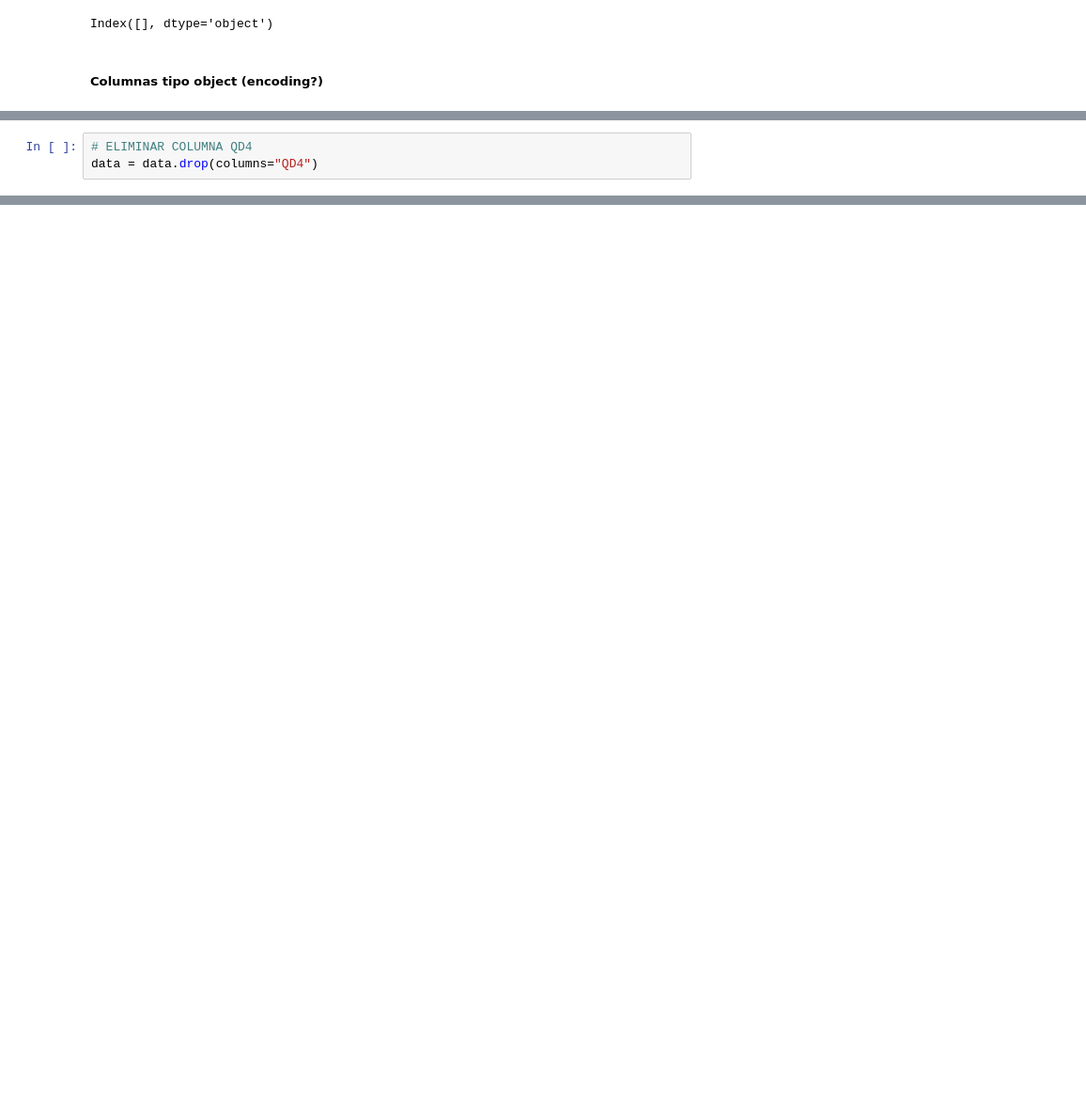
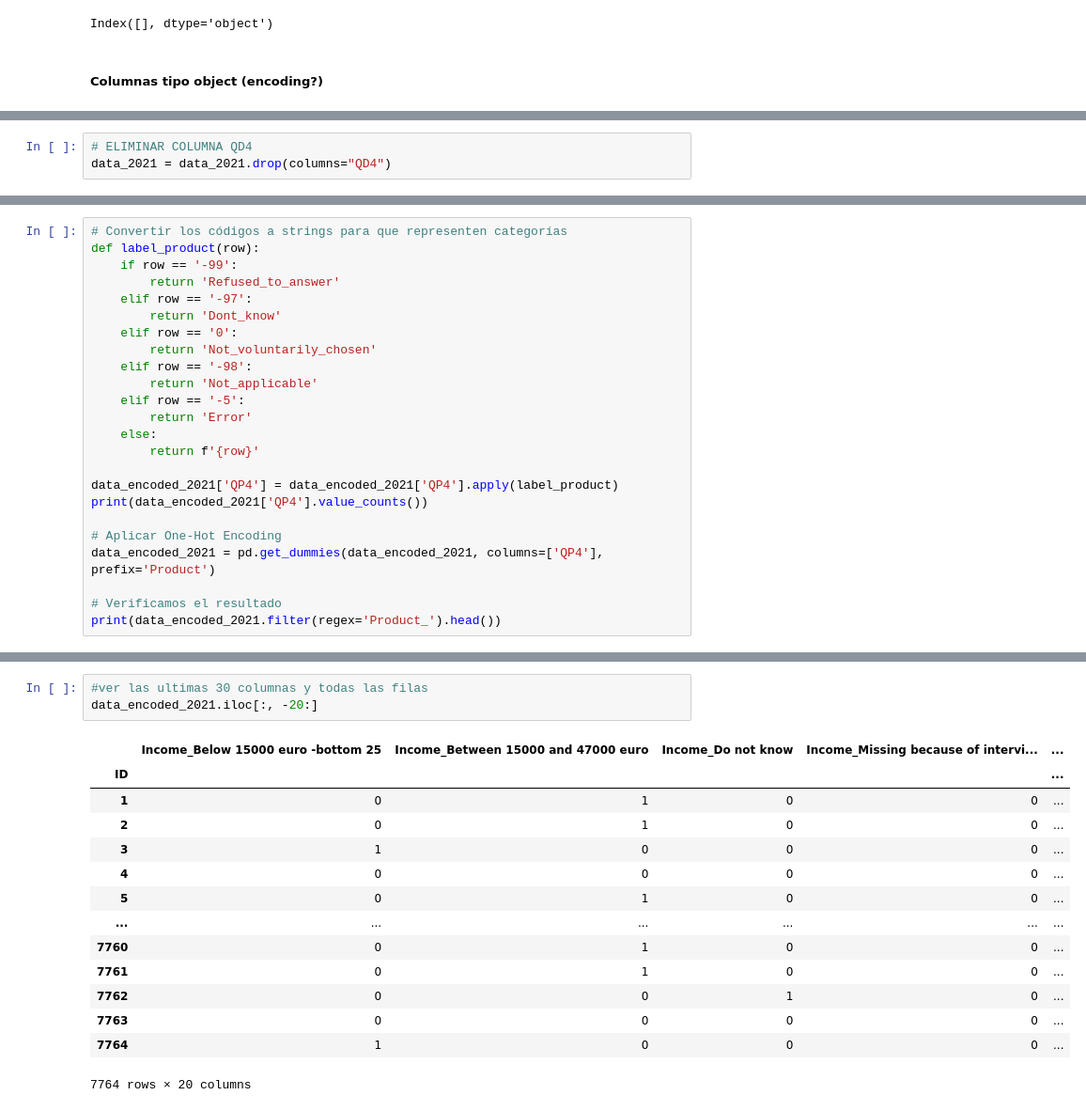
Before and after one commit to blackalle/TFM, a Jupyter notebook: tfm.ipynb, the cells around one changed output, grey strips where cells are left out. Shown: that part at 94% size. Drawn from its saved outputs; the diff is of its cells as text; blank space fills up the shorter version.

```diff
--- a/tfm.ipynb
+++ b/tfm.ipynb
@@ -203,5 +216,5 @@ Spanish    7764
 Name: count, dtype: int64
 # %%
 # ELIMINAR COLUMNA QD4
-data = data.drop(columns="QD4")
+data_2021 = data_2021.drop(columns="QD4")
 # %%
@@ -218,0 +301,24 @@ Name: count, dtype: int64
+# %%
+# Convertir los códigos a strings para que representen categorías
+def label_product(row):
+    if row == '-99':
+        return 'Refused_to_answer'
+    elif row == '-97':
+        return 'Dont_know'
+    elif row == '0':
+        return 'Not_voluntarily_chosen'
+    elif row == '-98':
+        return 'Not_applicable'
+    elif row == '-5':
+        return 'Error'
+    else:
+        return f'{row}'
+
+data_encoded_2021['QP4'] = data_encoded_2021['QP4'].apply(label_product)
+print(data_encoded_2021['QP4'].value_counts())
+
+# Aplicar One-Hot Encoding
+data_encoded_2021 = pd.get_dummies(data_encoded_2021, columns=['QP4'], prefix='Product')
+
+# Verificamos el resultado
+print(data_encoded_2021.filter(regex='Product_').head())
@@ -218,0 +371,18 @@ Name: count, dtype: int64
+# %%
+#ver las ultimas 30 columnas y todas las filas
+data_encoded_2021.iloc[:, -20:]
+# %% [output]
+|  | Income_Below 15000 euro -bottom 25 | Income_Between 15000 and 47000 euro | Income_Do not know | Income_Missing because of intervi... | ... |
+| ID |  |  |  |  | ... |
+| 1 | 0 | 1 | 0 | 0 | ... |
+| 2 | 0 | 1 | 0 | 0 | ... |
+| 3 | 1 | 0 | 0 | 0 | ... |
+| 4 | 0 | 0 | 0 | 0 | ... |
+| 5 | 0 | 1 | 0 | 0 | ... |
+| ... | ... | ... | ... | ... | ... |
+| 7760 | 0 | 1 | 0 | 0 | ... |
+| 7761 | 0 | 1 | 0 | 0 | ... |
+| 7762 | 0 | 0 | 1 | 0 | ... |
+| 7763 | 0 | 0 | 0 | 0 | ... |
+| 7764 | 1 | 0 | 0 | 0 | ... |
+7764 rows × 20 columns
```
Also changed, not shown: parts of 24 cells of this notebook.
